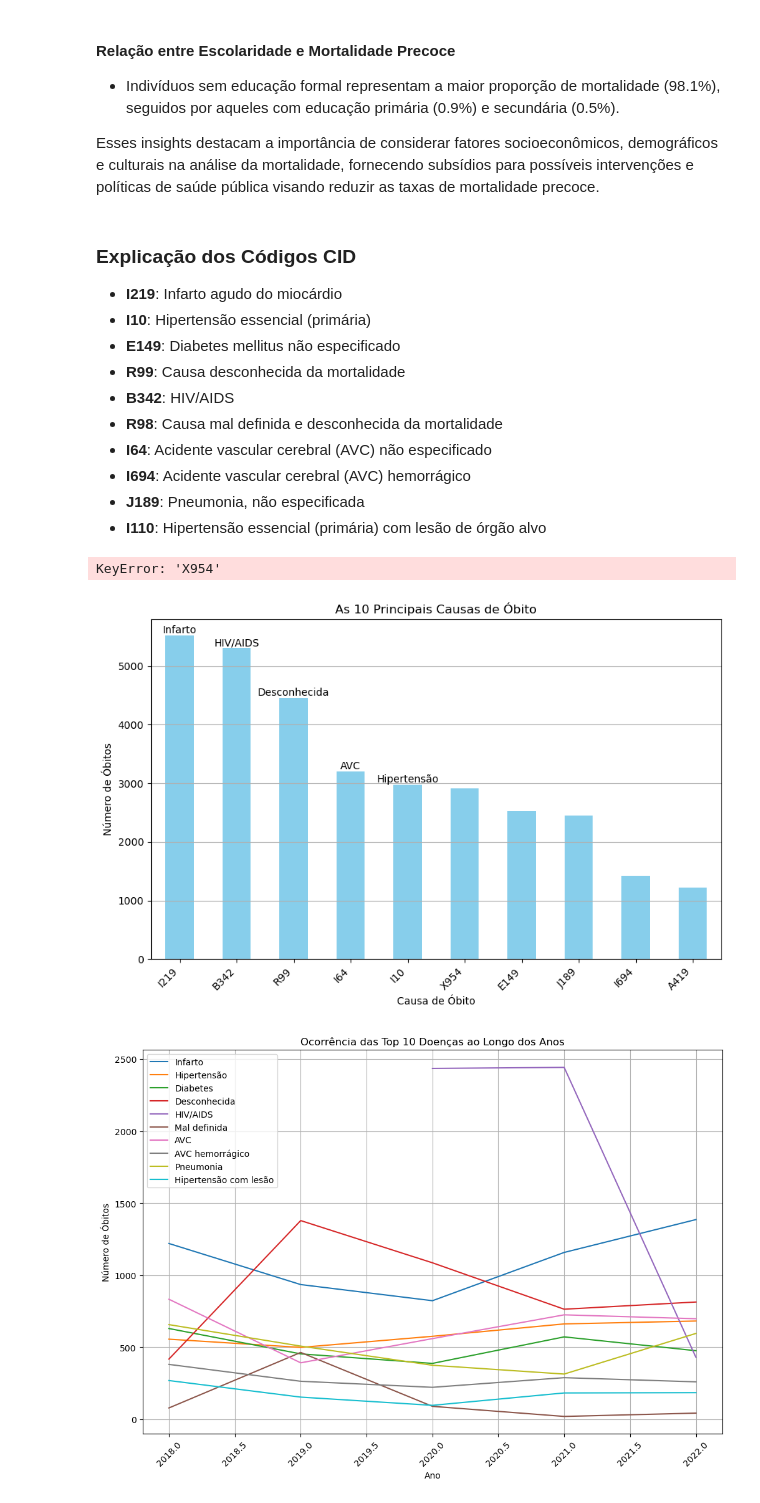
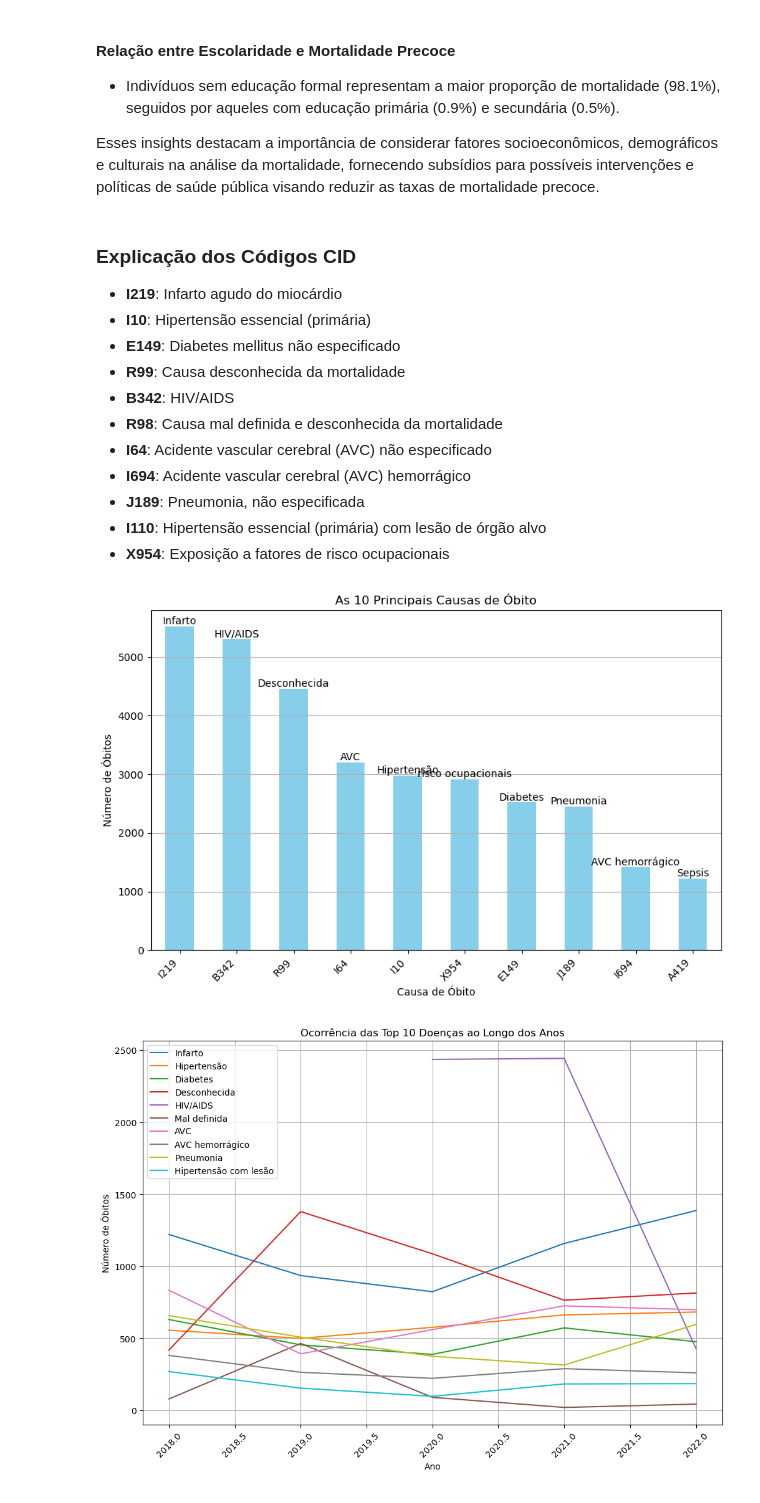
Before and after one commit to hlaff147/mortality-data-analysis, a Jupyter notebook: notebooks/main.ipynb, the cells around one changed output. Cells and saved outputs as stored; diff of their text form; code cells hidden in the pictures.

```diff
--- a/notebooks/main.ipynb
+++ b/notebooks/main.ipynb
@@ -415,41 +415,43 @@ Esses insights destacam a importância de considerar fatores socioeconômicos, d
 - **I694**: Acidente vascular cerebral (AVC) hemorrágico
 - **J189**: Pneumonia, não especificada
 - **I110**: Hipertensão essencial (primária) com lesão de órgão alvo
+- **X954**: Exposição a fatores de risco ocupacionais
 # %%
 # Códigos CID representando as descrições correspondentes
 mapa_cid = {
     'I219': 'Infarto',
     'I10': 'Hipertensão',
     'E149': 'Diabetes',
     'R99': 'Desconhecida',
     'B342': 'HIV/AIDS',
     'R98': 'Mal definida',
     'I64': 'AVC',
     'I694': 'AVC hemorrágico',
     'J189': 'Pneumonia',
-    'I110': 'Hipertensão com lesão'
+    'I110': 'Hipertensão com lesão',
+    'X954': 'risco ocupacionais',
+    'A419':'Sepsis'
 }
 
 # Identificar as principais causas de óbito e sua frequência
 top_causas = df_all['causa_basica'].value_counts().head(10)
 
 # Gráfico de barras das 10 principais causas de óbito
 plt.figure(figsize=(10, 6))
 top_causas.plot(kind='bar', color='skyblue')
 plt.title('As 10 Principais Causas de Óbito')
 plt.xlabel('Causa de Óbito')
 plt.ylabel('Número de Óbitos')
 plt.xticks(rotation=45, ha='right')
 plt.grid(axis='y')
 
 # Adiciona as palavras-chave das descrições no topo das barras
 for index, value in enumerate(top_causas):
     plt.text(index, value, mapa_cid[top_causas.index[index]], ha='center', va='bottom')
 
 plt.show()
 # %% [output]
-KeyError: 'X954'
-[figure, old version]
+[figure, new version]
 # %%
 # Códigos CID representando as descrições correspondentes
 mapa_cid = {
```
Also changed, not shown: parts of 3 cells of this notebook.
